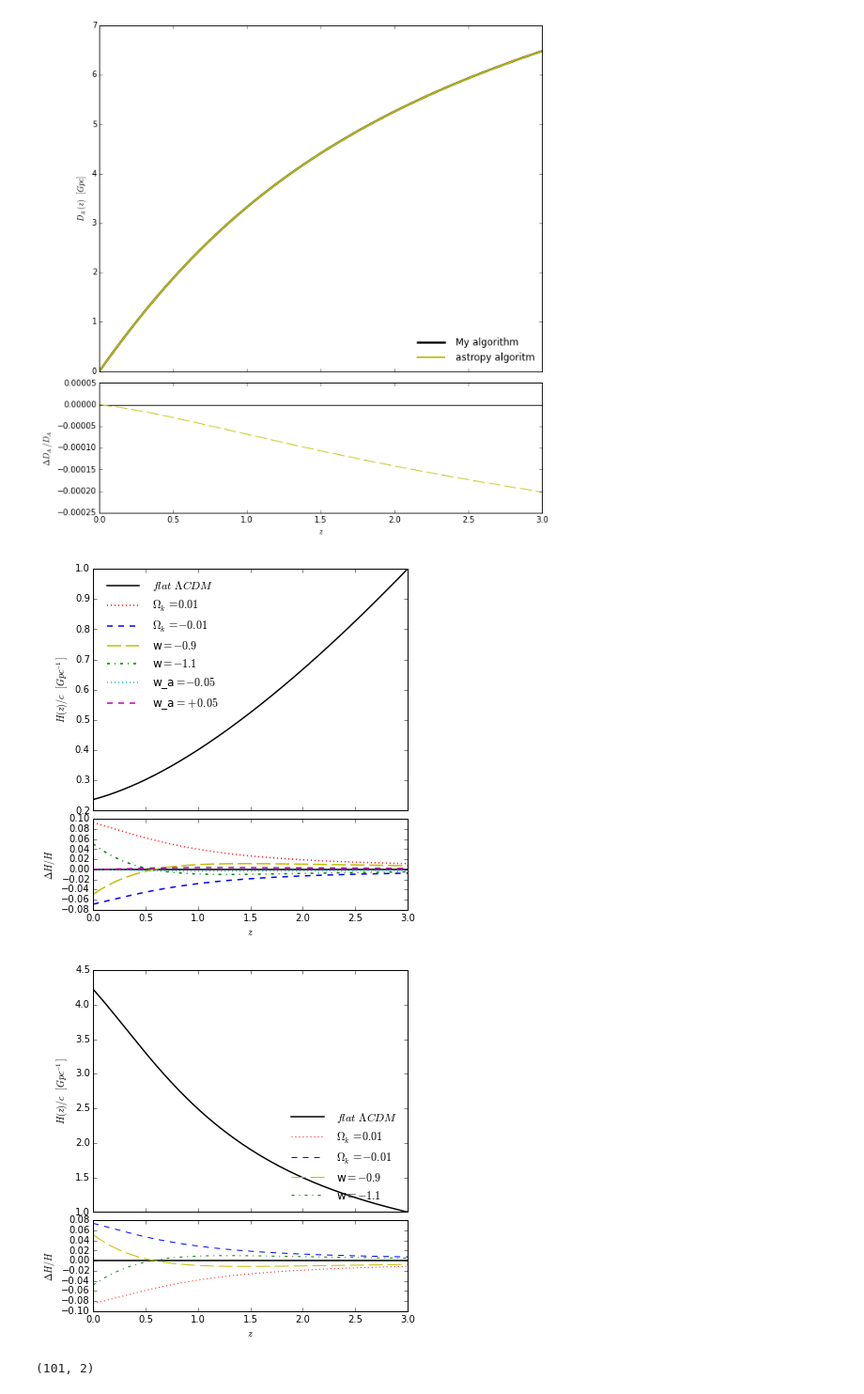
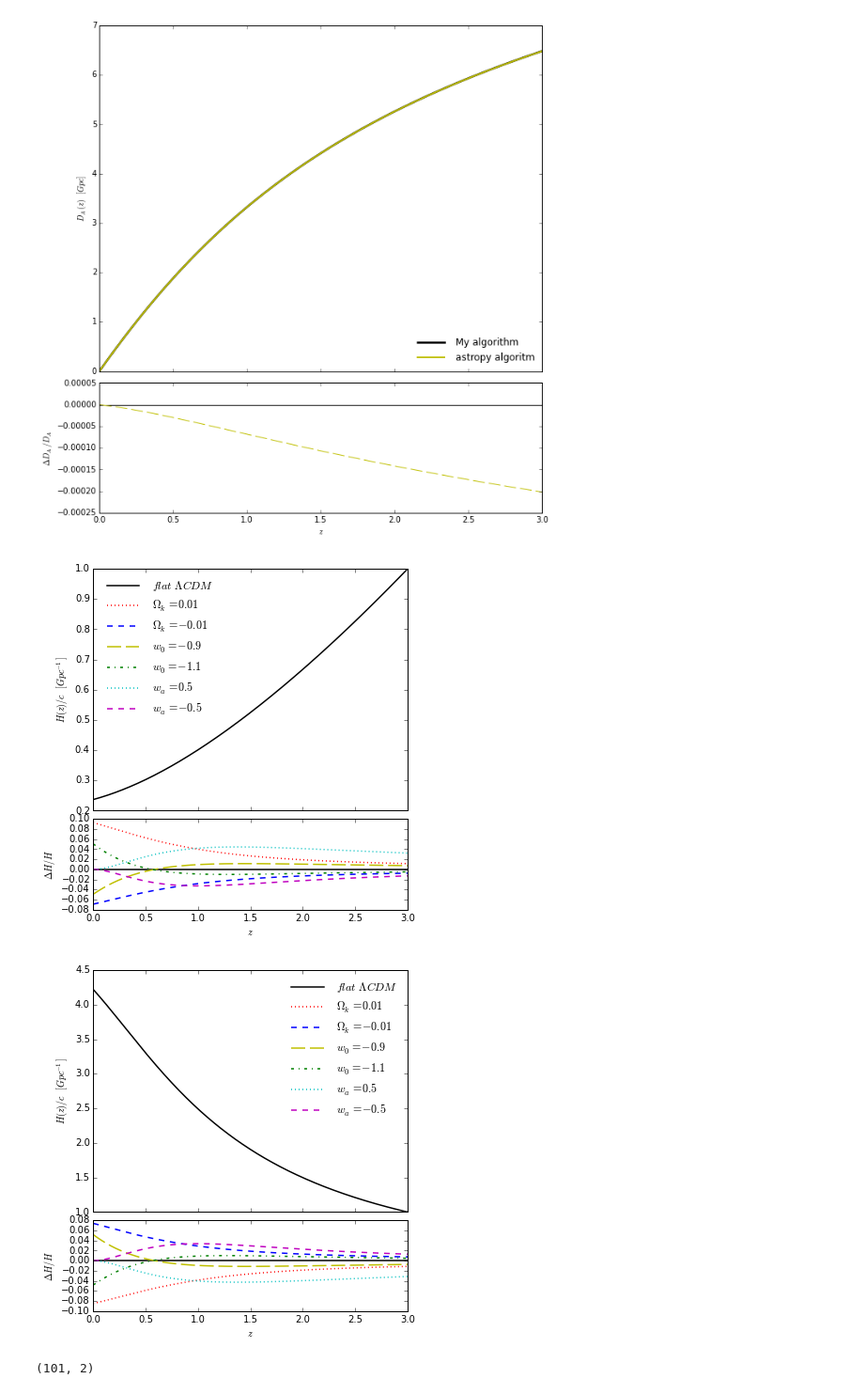
Before and after one commit to kgage/deltaplots, a Jupyter notebook: ModelPlots.ipynb, the cells around one changed output. Shown at 94% size. Drawn from its saved outputs; the diff is of its cells as text; code cells hidden in the pictures.

```diff
--- a/ModelPlots.ipynb
+++ b/ModelPlots.ipynb
@@ -163,12 +164,14 @@ Hz9 = Hubblez(Z,0.675,0.246+0.050,0.704,-0.9)
 Hz11 = Hubblez(Z,0.746,0.201+0.041,0.758,-1.1)
 Hzpos = Hubblez(Z,0.776,0.186+0.038,0.766,-1.0,Ok=0.01)
 Hzneg = Hubblez(Z,0.661,0.256+0.052,0.702,-1.0,Ok=-0.01)
-Hz105 = Hubblez(Z,0.710,0.222+0.045,0.733,-1.0, wa = -0.05)
-Hz95 = Hubblez(Z,0.710,0.222+0.045,0.733,-1.0, wa = 0.05)
+Hz105 = Hubblez(Z,0.710,0.222+0.045,0.733,-1.0, wa = -0.5)
+Hz95 = Hubblez(Z,0.710,0.222+0.045,0.733,-1.0, wa = 0.5)
 
 Dc1 = Dcomoving(Z,Hz1).to('Gpc')
 Dc9 = Dcomoving(Z,Hz9).to('Gpc')
 Dc11 = Dcomoving(Z,Hz11).to('Gpc')
 Dcpos = Dcomoving(Z,Hzpos).to('Gpc')
 Dcneg = Dcomoving(Z,Hzneg).to('Gpc')
+Dc105 = Dcomoving(Z,Hz105).to('Gpc')
+Dc95 = Dcomoving(Z,Hz95).to('Gpc')
 # %%
@@ -209,20 +213,22 @@ plt.show()
 plot_comp(Z, Hz1.to(u.m / u.s / u.Gpc) / const.c, '$H(z)/c$  $[Gpc^{-1}]$', '$\Delta H/H$',
           comp1=(Hzpos.to(u.m / u.s / u.Gpc) / const.c, '$\Omega_k=0.01$'),
           comp2=(Hzneg.to(u.m / u.s / u.Gpc) / const.c, '$\Omega_k=-0.01$'),
-          comp3=(Hz9.to(u.m / u.s / u.Gpc) / const.c, 'w$=-0.9$'),
-          comp4=(Hz11.to(u.m / u.s / u.Gpc) / const.c, 'w$=-1.1$'),
-          comp5=(Hz105.to(u.m / u.s / u.Gpc) / const.c, 'w_a$=-0.05$'),
-          comp6=(Hz95.to(u.m / u.s / u.Gpc) / const.c, 'w_a$=+0.05$'))
+          comp3=(Hz9.to(u.m / u.s / u.Gpc) / const.c, '$w_0=-0.9$'),
+          comp4=(Hz11.to(u.m / u.s / u.Gpc) / const.c, '$w_0=-1.1$'),
+          comp5=(Hz95.to(u.m / u.s / u.Gpc) / const.c, '$w_a=0.5$'),
+          comp6=(Hz105.to(u.m / u.s / u.Gpc) / const.c, '$w_a=-0.5$'))
 # %% [output]
-[figure, old version]
+[figure, new version]
 # %%
 plot_comp(Z, Hz1.to(u.m / u.s / u.Gpc) ** -1 * const.c, '$H(z)/c$  $[Gpc^{-1}]$', '$\Delta H/H$',
           comp1=(Hzpos.to(u.m / u.s / u.Gpc) ** -1 * const.c, '$\Omega_k=0.01$'),
           comp2=(Hzneg.to(u.m / u.s / u.Gpc) ** -1 * const.c, '$\Omega_k=-0.01$'),
-          comp3=(Hz9.to(u.m / u.s / u.Gpc) ** -1 * const.c, 'w$=-0.9$'),
-          comp4=(Hz11.to(u.m / u.s / u.Gpc) ** -1 * const.c, 'w$=-1.1$'))
+          comp3=(Hz9.to(u.m / u.s / u.Gpc) ** -1 * const.c, '$w_0=-0.9$'),
+          comp4=(Hz11.to(u.m / u.s / u.Gpc) ** -1 * const.c, '$w_0=-1.1$'),
+          comp5=(Hz95.to(u.m / u.s / u.Gpc) ** -1 * const.c, '$w_a=0.5$'),
+          comp6=(Hz105.to(u.m / u.s / u.Gpc) ** -1 * const.c, '$w_a=-0.5$'))
 # %% [output]
-[figure, old version]
+[figure, new version]
 # %%
 def test(t, y):
     theta, omega = y
```
Also changed, not shown: parts of 10 cells of this notebook.
